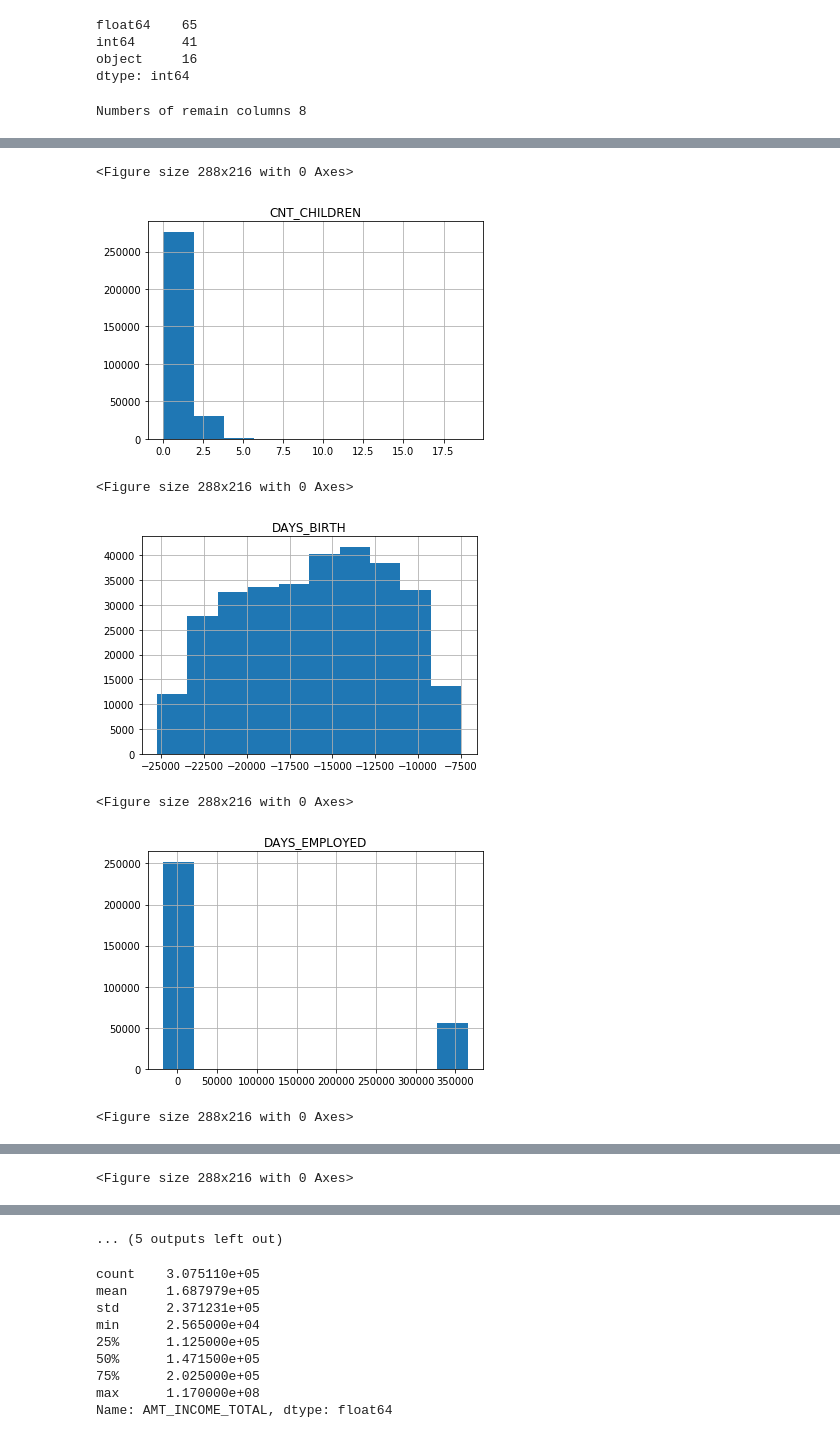
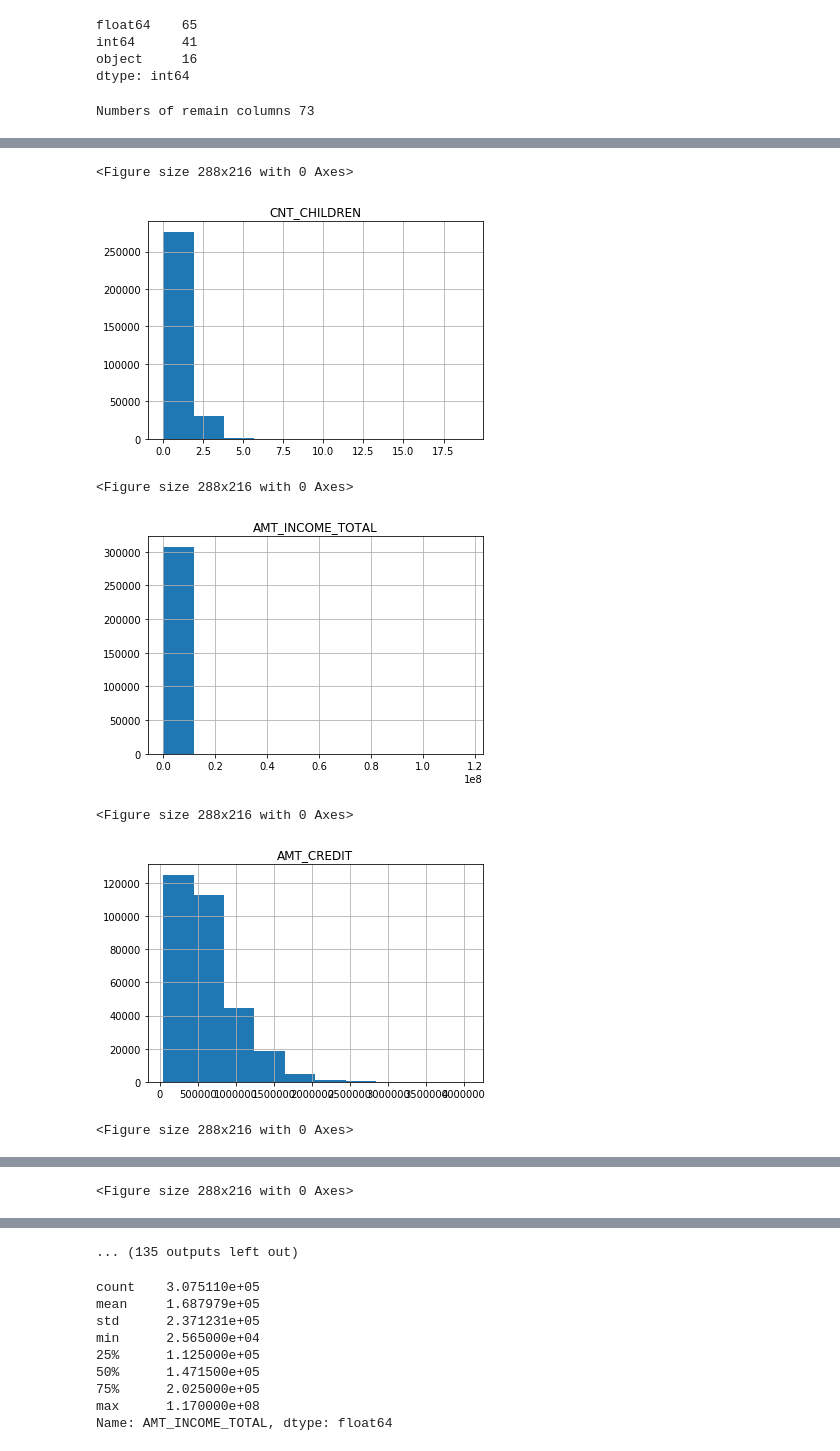
Before and after one commit to WuBenson/2nd-ML100Days, a Jupyter notebook: homework/Day_006_HW.ipynb, the cells around one changed output, grey strips where cells are left out. Drawn from its saved outputs; the diff is of its cells as text; code cells hidden in the pictures.

```diff
--- a/homework/Day_006_HW.ipynb
+++ b/homework/Day_006_HW.ipynb
@@ -39,30 +39,26 @@ object     16
 dtype: int64
 # %%
 # 先篩選數值型的欄位
-"""
-YOUR CODE HERE, fill correct data types (for example str, float, int, ...)
-"""
 dtype_select = ['int64', 'float64']
-
-numeric_columns = list(app_train.columns[list(app_train.dtypes.isin(dtype_select))])
+numeric_columns = list(app_train.select_dtypes(include=dtype_select))
 
 # 再把只有 2 值 (通常是 0,1) 的欄位去掉
 numeric_columns = list(app_train[numeric_columns].columns[list(app_train[numeric_columns].apply(lambda x:len(x.unique())!=2 ))])
 print("Numbers of remain columns %d" % len(numeric_columns))
 
 # 檢視這些欄位的數值範圍
 for col in numeric_columns:
     app_train[col].hist()
     plt.title(col)
     plt.figure(figsize=(4, 3))
     plt.show()
 # %% [output]
-Numbers of remain columns 8
+Numbers of remain columns 73
 [figure]
 <Figure size 288x216 with 0 Axes>
 [figure]
 <Figure size 288x216 with 0 Axes>
-[figure, old version]
+[figure, new version]
 <Figure size 288x216 with 0 Axes>
-[figure, old version]
+[figure, new version]
 <Figure size 288x216 with 0 Axes>
@@ -72,4 +68,4 @@ Numbers of remain columns 8
-... (5 outputs left out)
+... (135 outputs left out)
 # %%
 # 從上面的圖檢查的結果，至少這三個欄位好像有點可疑
 
```
Also changed, not shown: parts of 1 cell of this notebook.
